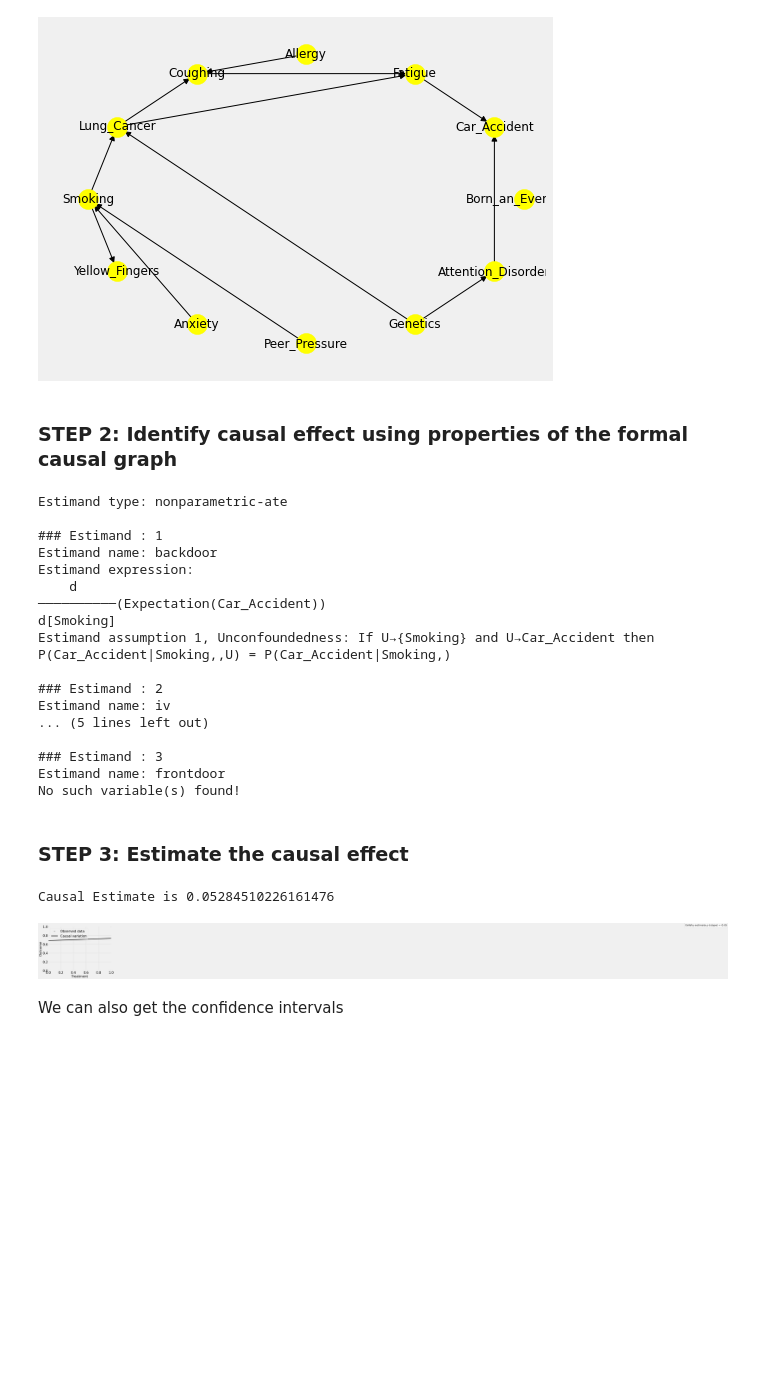
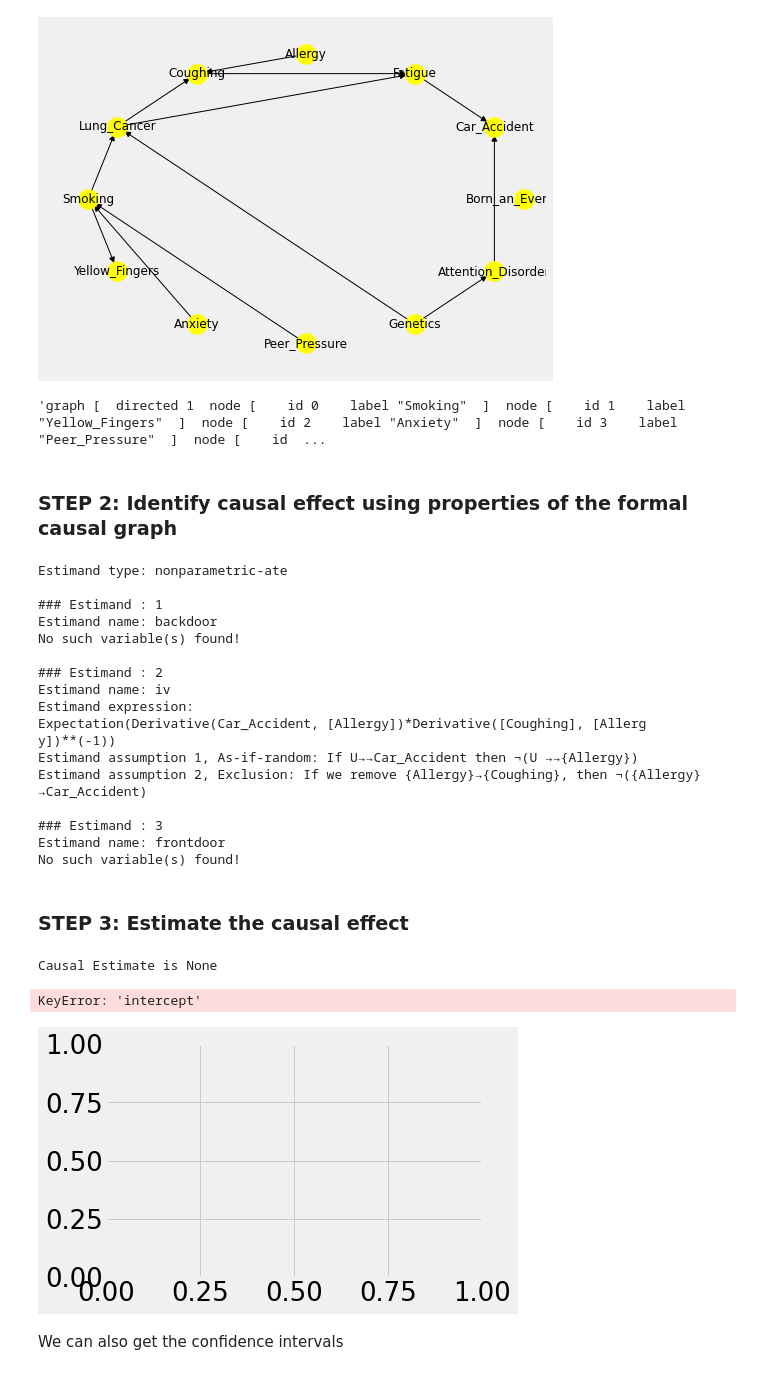
Before and after one commit to keerthybalan/CausalDS_LUCAS, a Jupyter notebook: EDA.ipynb, the cells around one changed output. Cells and saved outputs as stored; diff of their text form; code cells hidden in the pictures; blank space fills up the shorter version.

```diff
--- a/EDA.ipynb
+++ b/EDA.ipynb
@@ -69,3 +69,5 @@ target.head()
 | 2 | 1 |
 | 3 | -1 |
 | 4 | 1 |
+# %%
+target[target[0] == -1] = 0
@@ -241,7 +290,7 @@ gml_graph = gml_to_string('backdoor_criterion_graph.gml')
 # With GML string
 model=CausalModel(
         data = train,
-        treatment='Smoking',
+        treatment='Coughing',
         outcome='Car_Accident',
         graph=gml_graph
         )
@@ -250,6 +299,10 @@ model.view_model()
 #display(Image(filename="backdoor_criterion_graph.png", width = 200, height = 100))
 # %% [output]
 [figure]
+# %%
+(gml_graph)
+# %% [output]
+'graph [  directed 1  node [    id 0    label "Smoking"  ]  node [    id 1    label "Yellow_Fingers"  ]  node [    id 2    label "Anxiety"  ]  node [    id 3    label "Peer_Pressure"  ]  node [    id  ...
 # %% [markdown]
 ### STEP 2: Identify causal effect using properties of the formal causal graph
 # %%
@@ -260,15 +313,15 @@ Estimand type: nonparametric-ate
 
 ### Estimand : 1
 Estimand name: backdoor
-Estimand expression:
-    d
-──────────(Expectation(Car_Accident))
-d[Smoking]
-Estimand assumption 1, Unconfoundedness: If U→{Smoking} and U→Car_Accident then P(Car_Accident|Smoking,,U) = P(Car_Accident|Smoking,)
+No such variable(s) found!
 
 ### Estimand : 2
 Estimand name: iv
-... (5 lines left out)
+Estimand expression:
+Expectation(Derivative(Car_Accident, [Allergy])*Derivative([Coughing], [Allerg
+y])**(-1))
+Estimand assumption 1, As-if-random: If U→→Car_Accident then ¬(U →→{Allergy})
+Estimand assumption 2, Exclusion: If we remove {Allergy}→{Coughing}, then ¬({Allergy}→Car_Accident)
 
 ### Estimand : 3
 Estimand name: frontdoor
@@ -276,15 +329,15 @@ No such variable(s) found!
 # %% [markdown]
 ### STEP 3: Estimate the causal effect
 # %%
-estimate = model.estimate_effect(identified_estimand,
-        method_name="backdoor.linear_regression")
+estimate = model.estimate_effect(identified_estimand, method_name="backdoor.linear_regression")
 print("Causal Estimate is " + str(estimate.value))
 
 # Plot Slope of line between treamtent and outcome =causal effect
-dowhy.plotter.plot_causal_effect(estimate, train["Smoking"],train["Car_Accident"])
+dowhy.plotter.plot_causal_effect(estimate, train["Coughing"],train["Car_Accident"])
 # %% [output]
-Causal Estimate is 0.05284510226161476
+Causal Estimate is None
+KeyError: 'intercept'
-[figure, old version]
+[figure, new version]
 # %% [markdown]
 We can also get the confidence intervals
 # %%
```
Also changed, not shown: parts of 33 cells of this notebook.
